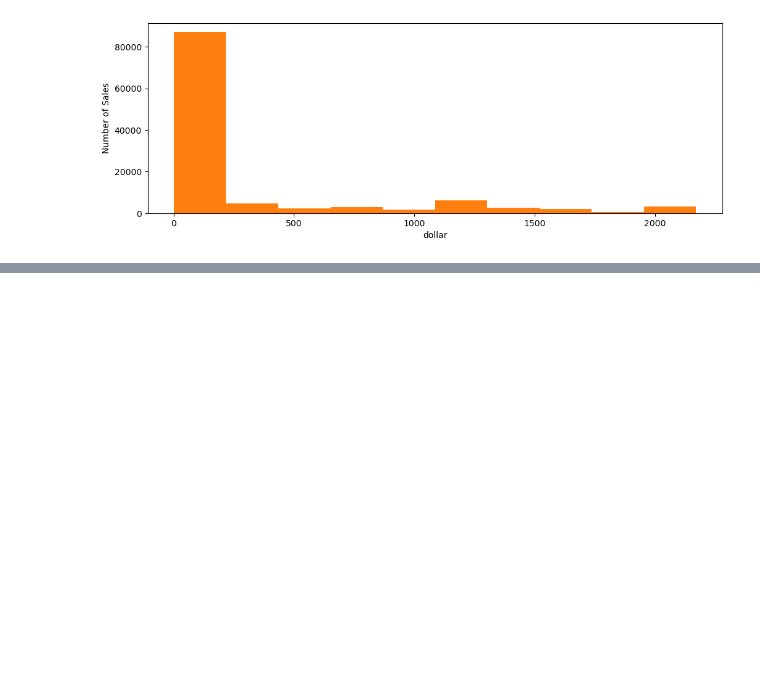
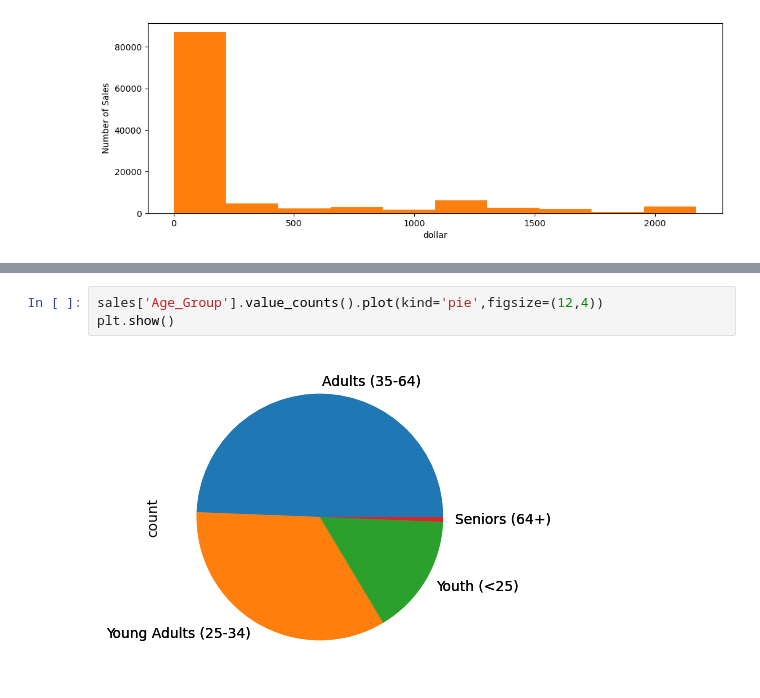
Before and after one commit to CyberWol-12/Data-Analysis-Revision, a Jupyter notebook: data nalysis.ipynb, the cells around one changed output, grey strips where cells are left out. Cells and saved outputs as stored; diff of their text form; blank space fills up the shorter version.

Commit message:
age_count

```diff
--- a/data nalysis.ipynb
+++ b/data nalysis.ipynb
@@ -99,0 +122,5 @@ plt.show()
+# %%
+sales['Age_Group'].value_counts().plot(kind='pie',figsize=(12,4))
+plt.show()
+# %% [output]
+[figure, added]
```
Also changed, not shown: parts of 5 cells of this notebook.
